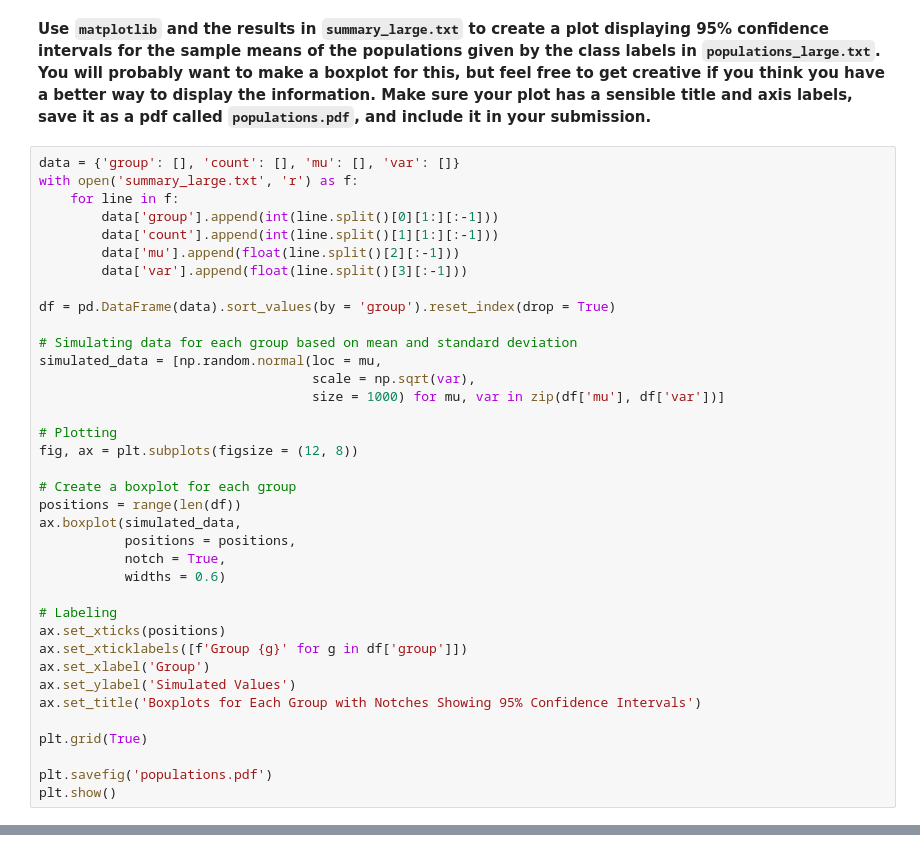
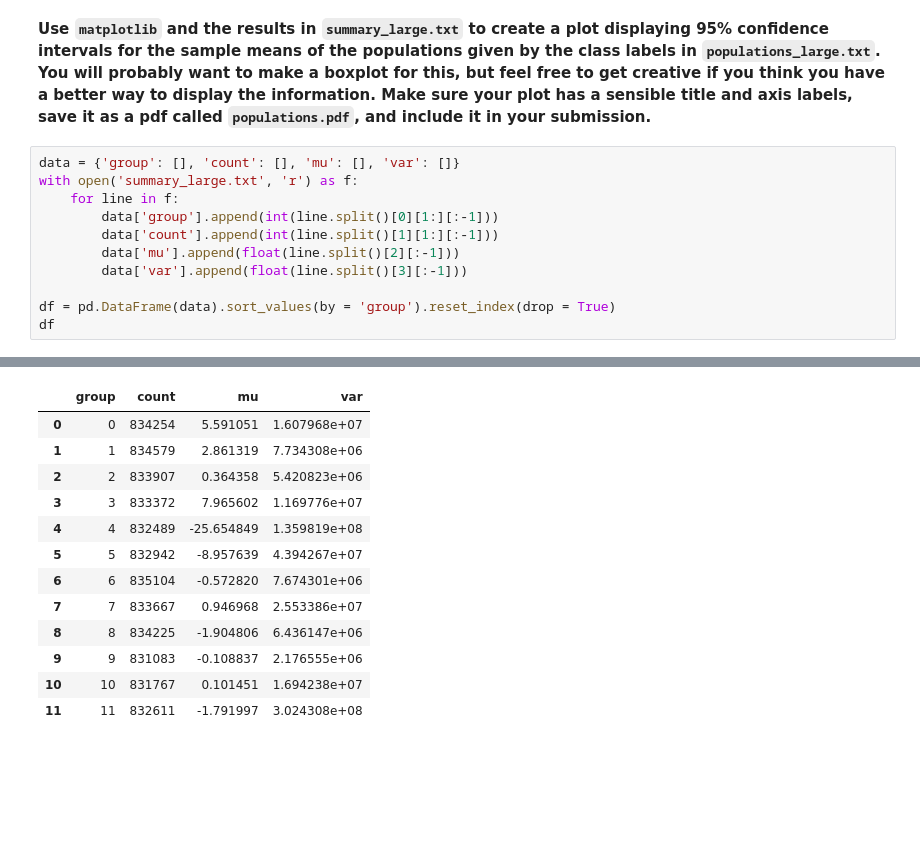
Before and after one commit to Stochastic1017/STAT_606, a Jupyter notebook: ssudhir2_hw10/ssudhir2_hw10.ipynb, the cells around one changed output, grey strips where cells are left out. Cells and saved outputs as stored; diff of their text form; blank space fills up the shorter version.

```diff
--- a/ssudhir2_hw10/ssudhir2_hw10.ipynb
+++ b/ssudhir2_hw10/ssudhir2_hw10.ipynb
@@ -1026,31 +1007,5 @@ with open('summary_large.txt', 'r') as f:
         data['var'].append(float(line.split()[3][:-1]))
 
 df = pd.DataFrame(data).sort_values(by = 'group').reset_index(drop = True)
-
-# Simulating data for each group based on mean and standard deviation
-simulated_data = [np.random.normal(loc = mu,
-                                   scale = np.sqrt(var),
-                                   size = 1000) for mu, var in zip(df['mu'], df['var'])]
-
-# Plotting
-fig, ax = plt.subplots(figsize = (12, 8))
-
-# Create a boxplot for each group
-positions = range(len(df))
-ax.boxplot(simulated_data,
-           positions = positions,
-           notch = True,
-           widths = 0.6)
-
-# Labeling
-ax.set_xticks(positions)
-ax.set_xticklabels([f'Group {g}' for g in df['group']])
-ax.set_xlabel('Group')
-ax.set_ylabel('Simulated Values')
-ax.set_title('Boxplots for Each Group with Notches Showing 95% Confidence Intervals')
-
-plt.grid(True)
-
-plt.savefig('populations.pdf')
-plt.show()
+df
 # %% [output]
@@ -1057,0 +1012,13 @@ plt.show()
+|  | group | count | mu | var |
+| 0 | 0 | 834254 | 5.591051 | 1.607968e+07 |
+| 1 | 1 | 834579 | 2.861319 | 7.734308e+06 |
+| 2 | 2 | 833907 | 0.364358 | 5.420823e+06 |
+| 3 | 3 | 833372 | 7.965602 | 1.169776e+07 |
+| 4 | 4 | 832489 | -25.654849 | 1.359819e+08 |
+| 5 | 5 | 832942 | -8.957639 | 4.394267e+07 |
+| 6 | 6 | 835104 | -0.572820 | 7.674301e+06 |
+| 7 | 7 | 833667 | 0.946968 | 2.553386e+07 |
+| 8 | 8 | 834225 | -1.904806 | 6.436147e+06 |
+| 9 | 9 | 831083 | -0.108837 | 2.176555e+06 |
+| 10 | 10 | 831767 | 0.101451 | 1.694238e+07 |
+| 11 | 11 | 832611 | -1.791997 | 3.024308e+08 |
```
Also changed, not shown: parts of 6 cells of this notebook, 2 other files.
